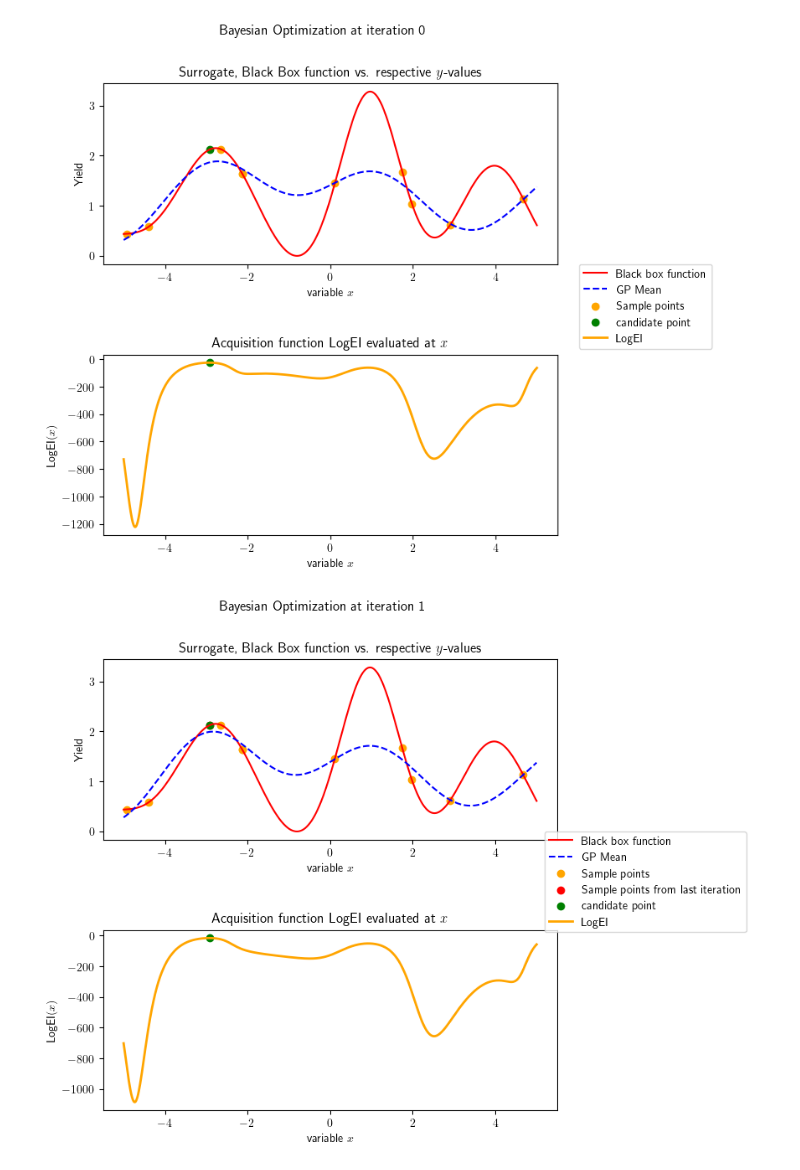
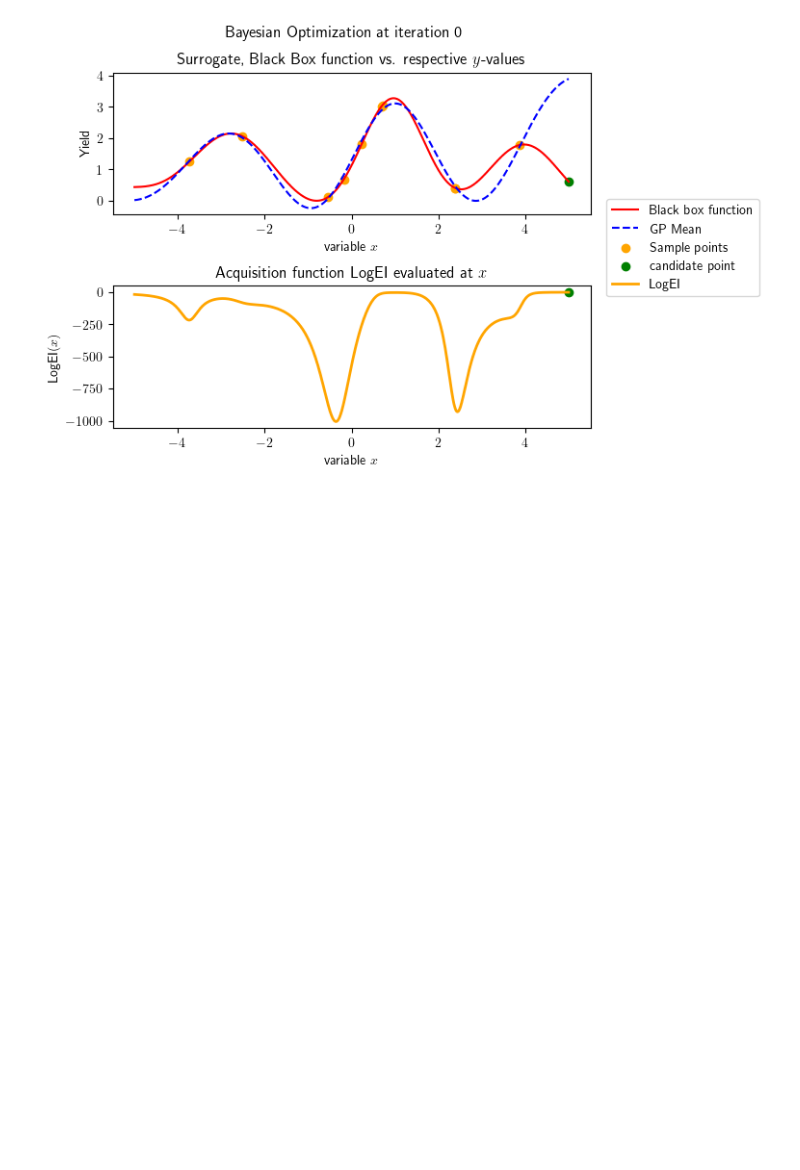
Before and after one commit to DaniNiamut/ict-f0ntys-internship, a Jupyter notebook: acqPlots.ipynb, the cells around one changed output. Drawn from its saved outputs; the diff is of its cells as text; code cells hidden in the pictures; blank space fills up the shorter version.

```diff
--- a/acqPlots.ipynb
+++ b/acqPlots.ipynb
@@ -123,23 +273,17 @@ candidate = plot_2d_acq_func(train_x, train_y, 'LogEI', gp, poly)
 # %%
+train_x_np = np.random.uniform(low=-5, high=5, size=10)
+train_y_np = gaussian_sine(train_x_np)
 
-train_x_np = np.random.uniform(low=-5, high=5, size=10)
-train_y_np = poly(train_x_np)
-for i in range(2):
+train_x = torch.tensor(train_x_np.reshape(-1,1))
+train_y = torch.tensor(train_y_np.reshape(-1,1))
 
-    train_x = torch.tensor(train_x_np.reshape(-1,1))
-    train_y = torch.tensor(train_y_np.reshape(-1,1))
+gp = SingleTaskGP(
+    train_X=train_x,
+    train_Y=train_y,
+    input_transform=Normalize(d=1),
+    outcome_transform=Standardize(m=1),
+)
 
-    gp = SingleTaskGP(
-        train_X=train_x,
-        train_Y=train_y,
-        input_transform=Normalize(d=1),
-        outcome_transform=Standardize(m=1),
-    )
-
-    candidate = plot_2d_acq_func(train_x, train_y, 'LogEI', gp, poly, iter_n=i)
-
-    train_x_np = np.array(list(train_x_np) + [(float(candidate[0,0]))])
-    train_y_np = np.array(list(train_y_np) + [poly(float(candidate[0,0]))])
+candidate, _ = plot_2d_acq_func(train_x, train_y, 'LogEI', gp, gaussian_sine)
 # %% [output]
-[figure, old version]
+[figure, new version]
-[figure, removed]
```
Also changed, not shown: parts of 9 cells of this notebook.
